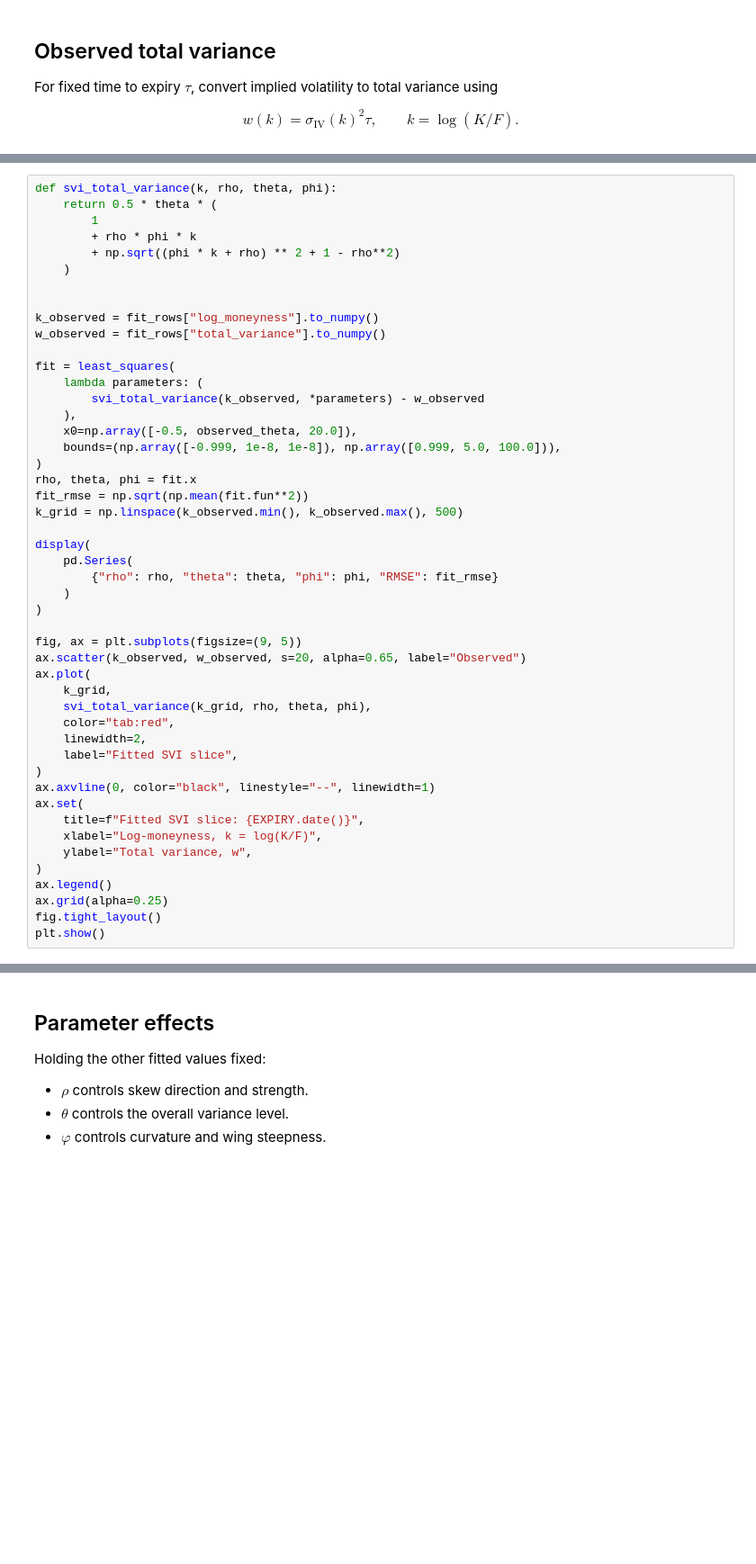
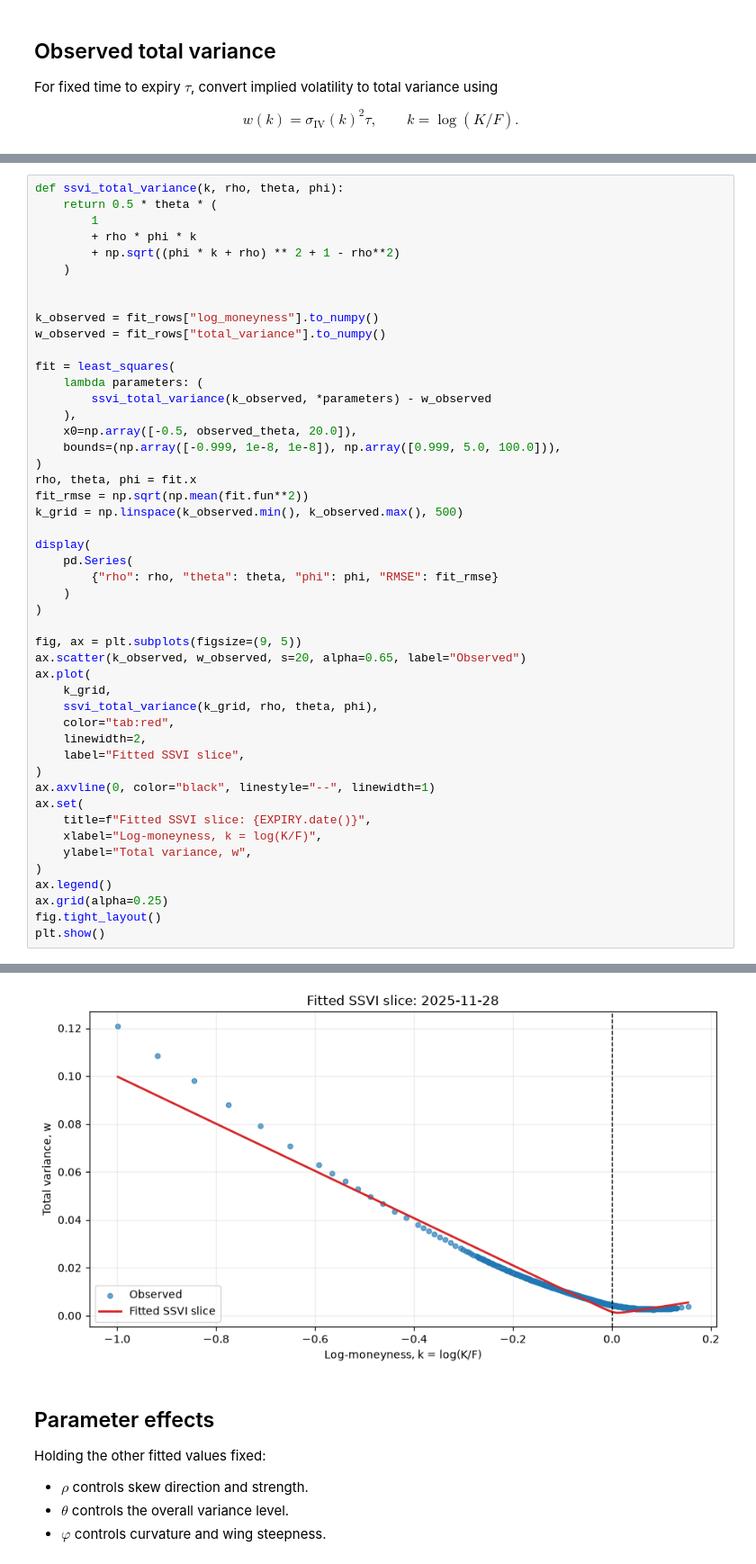
Before and after one commit to MMillward2012/Volatility-Forecasting-and-Options-Trading, a Jupyter notebook: notebooks/single_expiry_SSVI_slice.ipynb, the cells around one changed output, grey strips where cells are left out. Shown at 90% size. Saved outputs shown, nothing was run; the diff lists cells and outputs as text; blank space fills up the shorter version.

Commit message:
Use SSVI naming consistently

```diff
--- a/notebooks/single_expiry_SSVI_slice.ipynb
+++ b/notebooks/single_expiry_SSVI_slice.ipynb
@@ -96,7 +106,7 @@ $$
 
 The fitted parameters provide useful defaults for the manual controls below.
 # %%
-def svi_total_variance(k, rho, theta, phi):
+def ssvi_total_variance(k, rho, theta, phi):
     return 0.5 * theta * (
         1
         + rho * phi * k
@@ -109,7 +119,7 @@ w_observed = fit_rows["total_variance"].to_numpy()
 
 fit = least_squares(
     lambda parameters: (
-        svi_total_variance(k_observed, *parameters) - w_observed
+        ssvi_total_variance(k_observed, *parameters) - w_observed
     ),
     x0=np.array([-0.5, observed_theta, 20.0]),
     bounds=(np.array([-0.999, 1e-8, 1e-8]), np.array([0.999, 5.0, 100.0])),
@@ -128,14 +138,14 @@ fig, ax = plt.subplots(figsize=(9, 5))
 ax.scatter(k_observed, w_observed, s=20, alpha=0.65, label="Observed")
 ax.plot(
     k_grid,
-    svi_total_variance(k_grid, rho, theta, phi),
+    ssvi_total_variance(k_grid, rho, theta, phi),
     color="tab:red",
     linewidth=2,
-    label="Fitted SVI slice",
+    label="Fitted SSVI slice",
 )
 ax.axvline(0, color="black", linestyle="--", linewidth=1)
 ax.set(
-    title=f"Fitted SVI slice: {EXPIRY.date()}",
+    title=f"Fitted SSVI slice: {EXPIRY.date()}",
     xlabel="Log-moneyness, k = log(K/F)",
     ylabel="Total variance, w",
 )
@@ -143,3 +153,4 @@ ax.legend()
 ax.grid(alpha=0.25)
 fig.tight_layout()
 plt.show()
+# %% [output]
@@ -146,3 +162,4 @@ plt.show()
+[figure, added]
 # %% [markdown]
 ## Parameter effects
 
```
Also changed, not shown: parts of 7 cells of this notebook.
